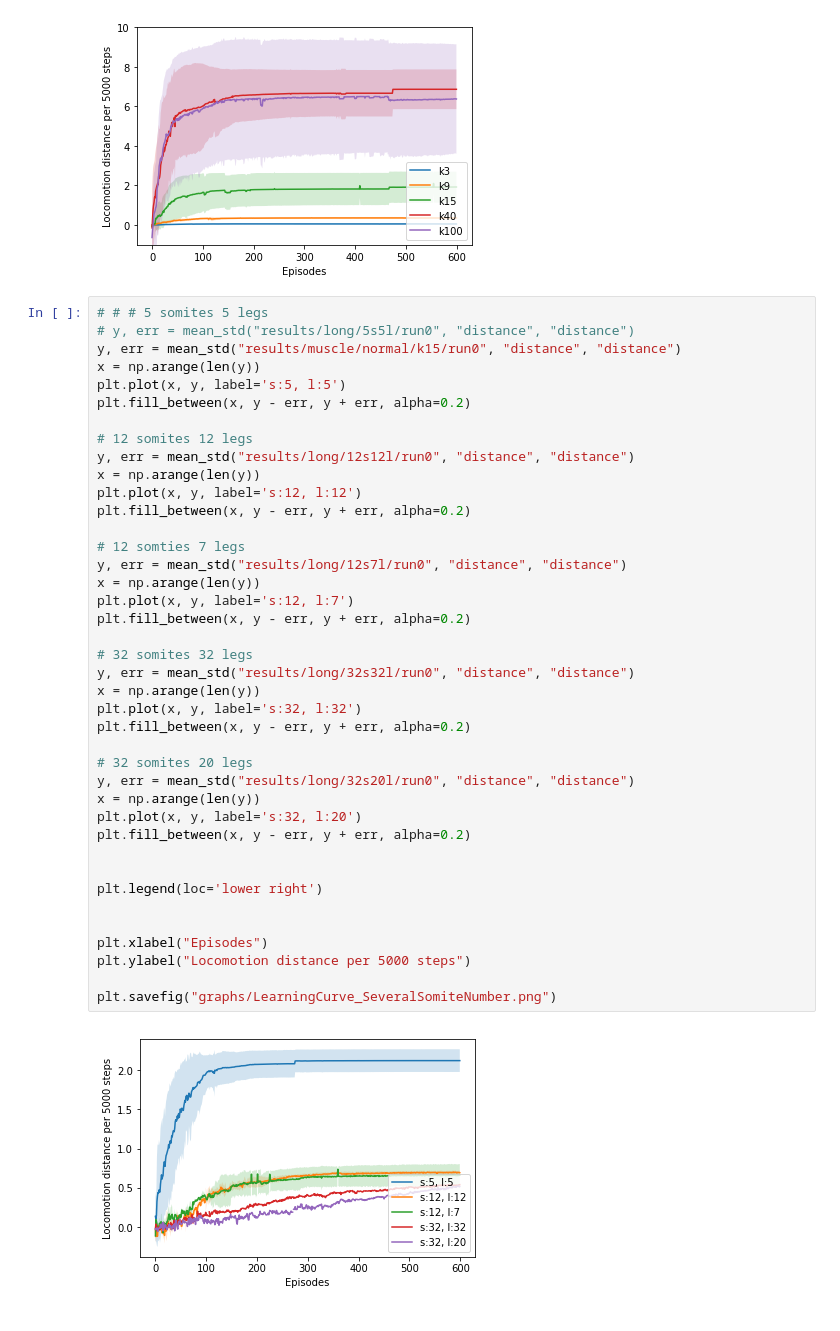
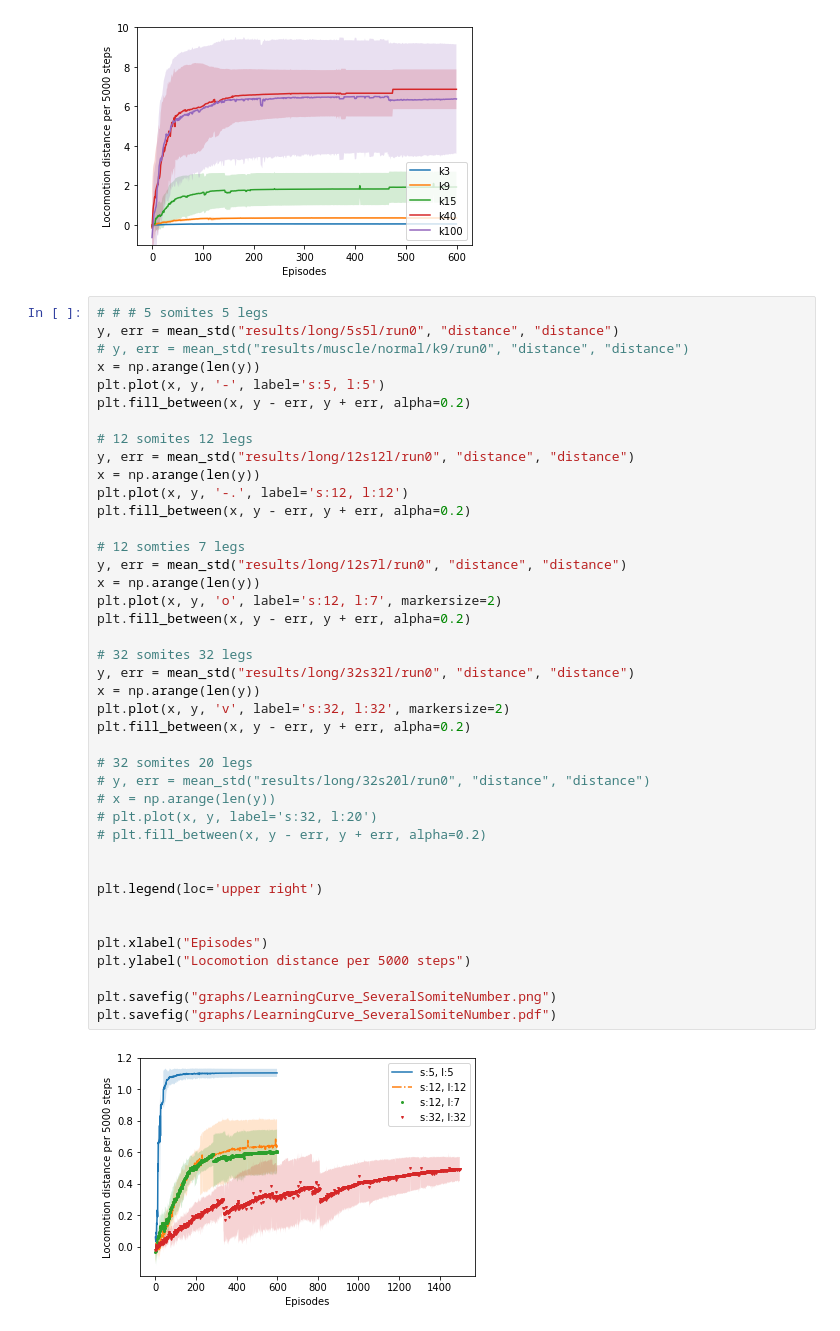
Before and after one commit to KawaharaLab/CaterpillarIROS2018, a Jupyter notebook: gripping/Learning Curve.ipynb, the cells around one changed output. Drawn from its saved outputs; the diff is of its cells as text.

Commit message:
Add graphs

```diff
--- a/gripping/Learning Curve.ipynb
+++ b/gripping/Learning Curve.ipynb
@@ -367,43 +368,44 @@ plt.savefig("graphs/LearningCurve_AdaptiveGrippingThreshold_k.png")
 [figure]
 # %%
 # # # 5 somites 5 legs
-# y, err = mean_std("results/long/5s5l/run0", "distance", "distance")
-y, err = mean_std("results/muscle/normal/k15/run0", "distance", "distance")
+y, err = mean_std("results/long/5s5l/run0", "distance", "distance")
+# y, err = mean_std("results/muscle/normal/k9/run0", "distance", "distance")
 x = np.arange(len(y))
-plt.plot(x, y, label='s:5, l:5')
+plt.plot(x, y, '-', label='s:5, l:5')
 plt.fill_between(x, y - err, y + err, alpha=0.2)
 
 # 12 somites 12 legs
 y, err = mean_std("results/long/12s12l/run0", "distance", "distance")
 x = np.arange(len(y))
-plt.plot(x, y, label='s:12, l:12')
+plt.plot(x, y, '-.', label='s:12, l:12')
 plt.fill_between(x, y - err, y + err, alpha=0.2)
 
 # 12 somties 7 legs
 y, err = mean_std("results/long/12s7l/run0", "distance", "distance")
 x = np.arange(len(y))
-plt.plot(x, y, label='s:12, l:7')
+plt.plot(x, y, 'o', label='s:12, l:7', markersize=2)
 plt.fill_between(x, y - err, y + err, alpha=0.2)
 
 # 32 somites 32 legs
 y, err = mean_std("results/long/32s32l/run0", "distance", "distance")
 x = np.arange(len(y))
-plt.plot(x, y, label='s:32, l:32')
+plt.plot(x, y, 'v', label='s:32, l:32', markersize=2)
 plt.fill_between(x, y - err, y + err, alpha=0.2)
 
 # 32 somites 20 legs
-y, err = mean_std("results/long/32s20l/run0", "distance", "distance")
-x = np.arange(len(y))
-plt.plot(x, y, label='s:32, l:20')
-plt.fill_between(x, y - err, y + err, alpha=0.2)
+# y, err = mean_std("results/long/32s20l/run0", "distance", "distance")
+# x = np.arange(len(y))
+# plt.plot(x, y, label='s:32, l:20')
+# plt.fill_between(x, y - err, y + err, alpha=0.2)
 
 
-plt.legend(loc='lower right')
+plt.legend(loc='upper right')
 
 
 plt.xlabel("Episodes")
 plt.ylabel("Locomotion distance per 5000 steps")
 
 plt.savefig("graphs/LearningCurve_SeveralSomiteNumber.png")
+plt.savefig("graphs/LearningCurve_SeveralSomiteNumber.pdf")
 # %% [output]
-[figure, old version]
+[figure, new version]
```
Also changed, not shown: parts of 2 cells of this notebook, 12 other files.
